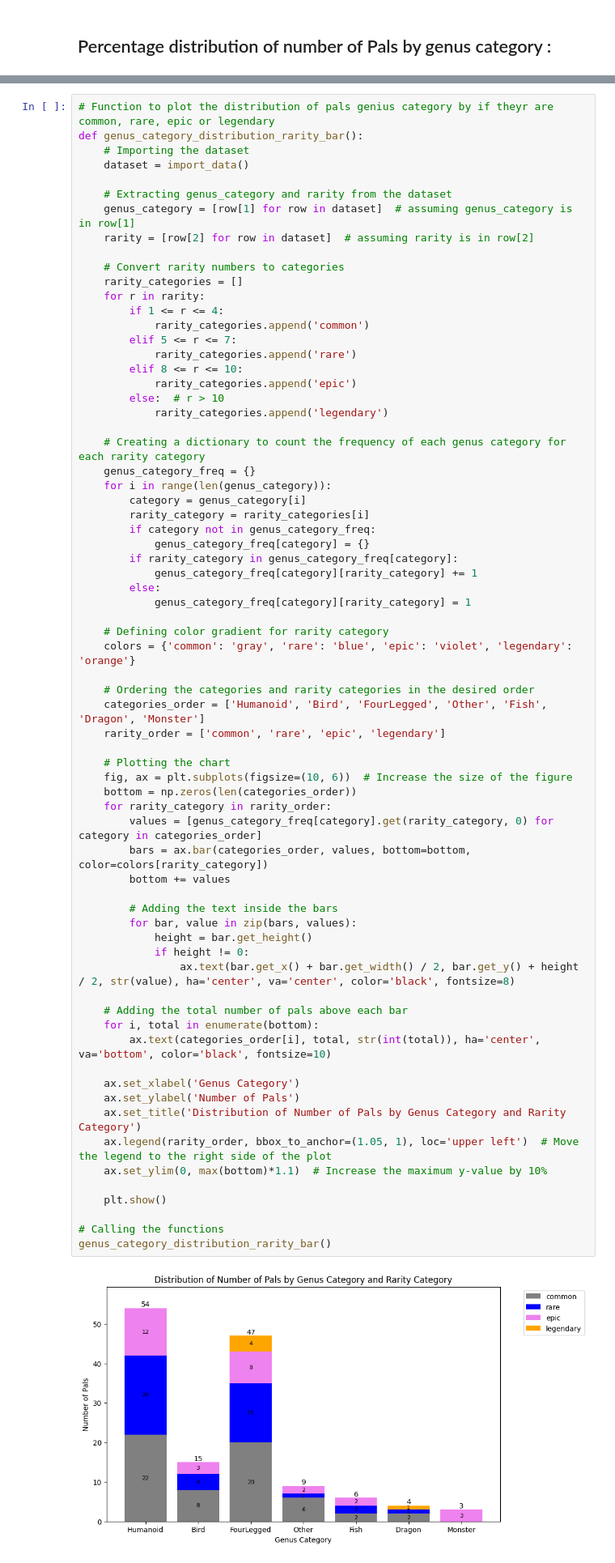
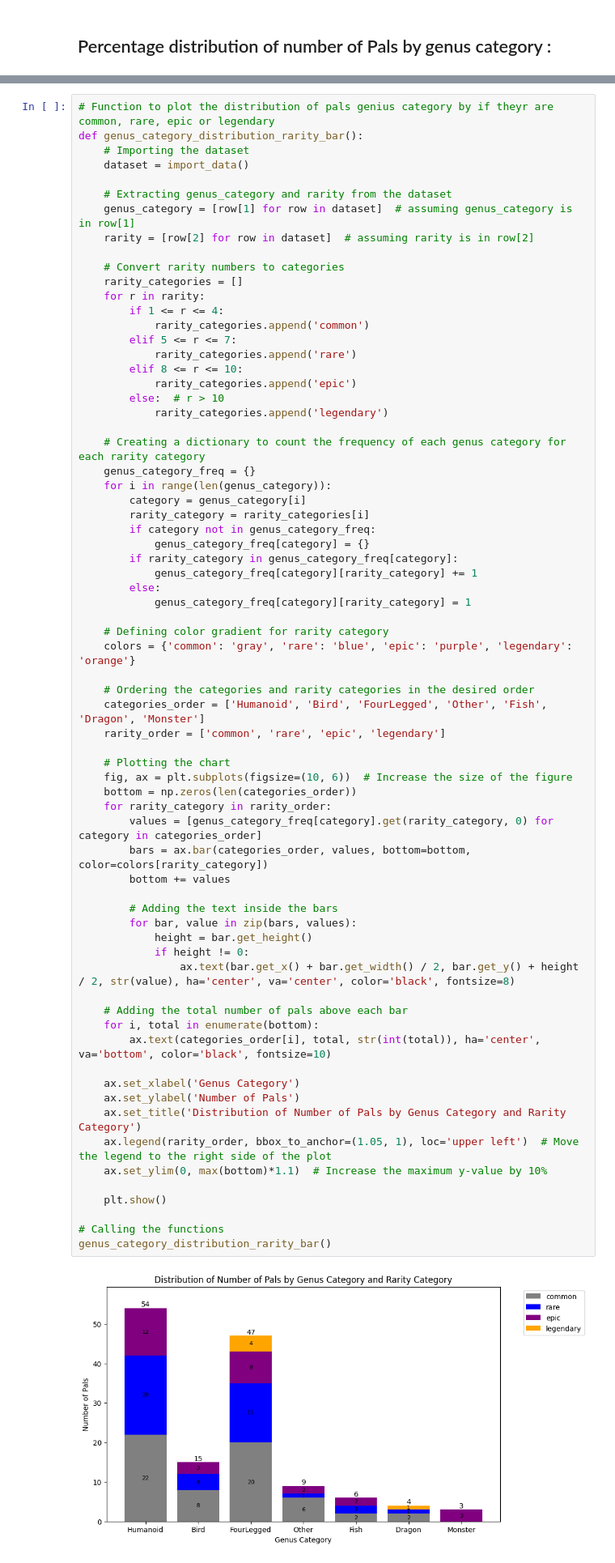
Before and after one commit to christian-aucane/pals-analysis, a Jupyter notebook: analysis.ipynb, the cells around one changed output, grey strips where cells are left out. Shown at 81% size. Saved outputs shown, nothing was run; the diff lists cells and outputs as text.

```diff
--- a/analysis.ipynb
+++ b/analysis.ipynb
@@ -351,7 +355,7 @@ def genus_category_distribution_rarity_bar():
             genus_category_freq[category][rarity_category] = 1
 
     # Defining color gradient for rarity category
-    colors = {'common': 'gray', 'rare': 'blue', 'epic': 'violet', 'legendary': 'orange'}
+    colors = {'common': 'gray', 'rare': 'blue', 'epic': 'purple', 'legendary': 'orange'}
 
     # Ordering the categories and rarity categories in the desired order
     categories_order = ['Humanoid', 'Bird', 'FourLegged', 'Other', 'Fish', 'Dragon', 'Monster']
@@ -359,31 +363,31 @@ def genus_category_distribution_rarity_bar():
 
     # Plotting the chart
     fig, ax = plt.subplots(figsize=(10, 6))  # Increase the size of the figure
     bottom = np.zeros(len(categories_order))
     for rarity_category in rarity_order:
         values = [genus_category_freq[category].get(rarity_category, 0) for category in categories_order]
         bars = ax.bar(categories_order, values, bottom=bottom, color=colors[rarity_category])
         bottom += values
 
         # Adding the text inside the bars
         for bar, value in zip(bars, values):
             height = bar.get_height()
             if height != 0:
                 ax.text(bar.get_x() + bar.get_width() / 2, bar.get_y() + height / 2, str(value), ha='center', va='center', color='black', fontsize=8)
 
     # Adding the total number of pals above each bar
     for i, total in enumerate(bottom):
         ax.text(categories_order[i], total, str(int(total)), ha='center', va='bottom', color='black', fontsize=10)
 
     ax.set_xlabel('Genus Category')
     ax.set_ylabel('Number of Pals')
     ax.set_title('Distribution of Number of Pals by Genus Category and Rarity Category')
     ax.legend(rarity_order, bbox_to_anchor=(1.05, 1), loc='upper left')  # Move the legend to the right side of the plot
     ax.set_ylim(0, max(bottom)*1.1)  # Increase the maximum y-value by 10%
 
     plt.show()
 
 # Calling the functions
 genus_category_distribution_rarity_bar()
 # %% [output]
-[figure, old version]
+[figure, new version]
```
Also changed, not shown: parts of 50 cells of this notebook.
